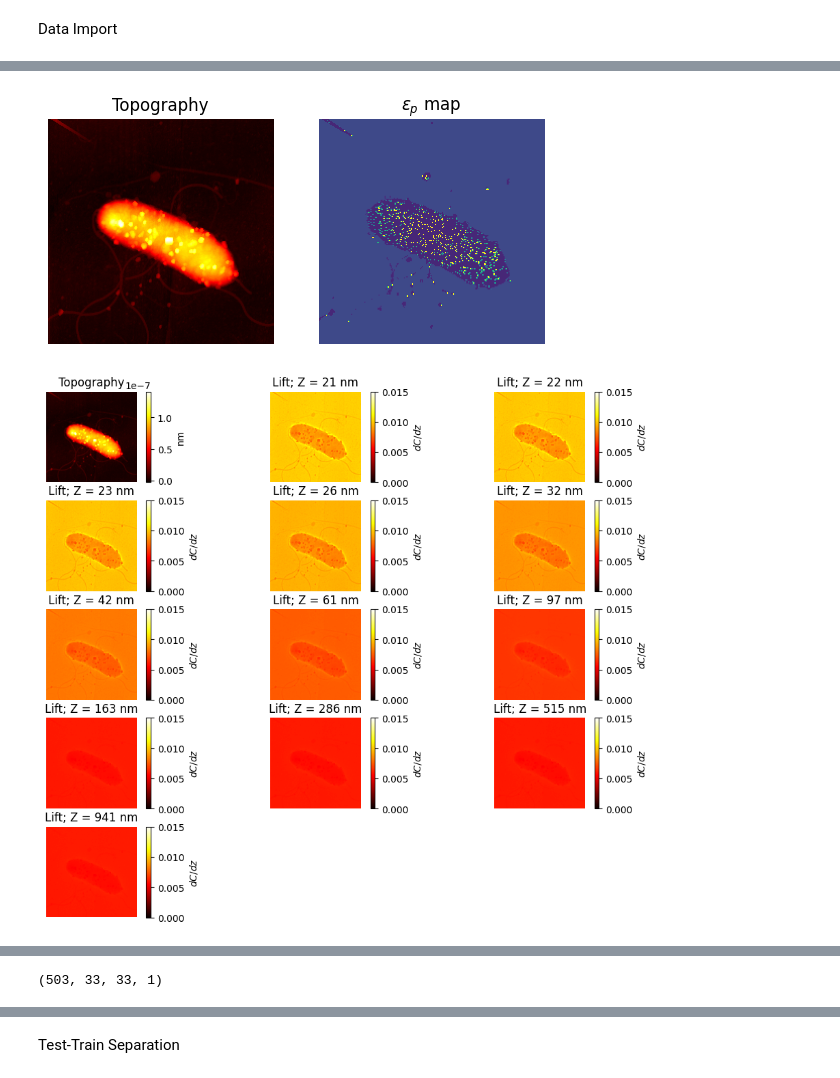
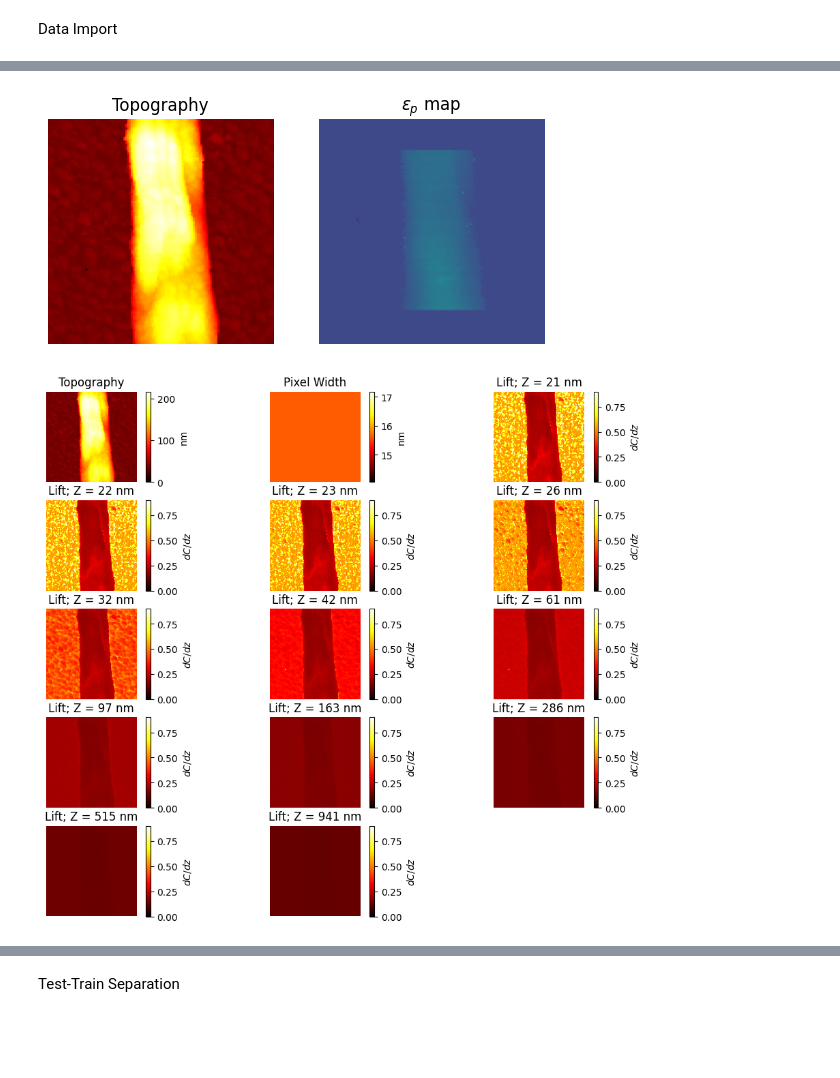
Before and after one commit to mcanoibec/fast_smart_scanning, a Jupyter notebook: work_directory/other_examples/NN_con masks_new_format_batch_train.ipynb, the cells around one changed output, grey strips where cells are left out. Saved outputs shown, nothing was run; the diff lists cells and outputs as text; code cells hidden in the pictures; blank space fills up the shorter version.

```diff
--- a/work_directory/other_examples/NN_con masks_new_format_batch_train.ipynb
+++ b/work_directory/other_examples/NN_con masks_new_format_batch_train.ipynb
@@ -39,13 +39,13 @@ del black, newcolors, viridis
 
 #Data import
 name='efm9' #Filename with which to save exports
-topography_file=rf'c:\Users\mcano\Code\rawdata\img_data\Bacterias_Ruben\Out_Get_10_EpOnpx_2024-5-16-12-17\FlattenTopo_.txt'
-ref_file=rf"c:\Users\mcano\Code\rawdata\img_data\Bacterias_Ruben\Out_Get_10_EpOnpx_2024-5-16-12-17\Map_Ep.txt"
+topography_file=rf'c:\Users\mcano\Code\rawdata\img_data\EFM7\EFM7 Topography Flattened_Mirror.txt'
+ref_file=rf"c:\Users\mcano\Code\rawdata\img_data\EFM7\ep_TopoRecostruction.txt"
 sim_tables_folder=rf'C:\Users\mcano\Code\rawdata\img_data\Bacterias_Ruben\Out_Get_10_EpOnpx_2024-5-16-12-17\tablas'
-lift_imgs_folder=rf'C:\Users\mcano\Code\rawdata\img_data\Bacterias_Ruben\Out_Get_10_EpOnpx_2024-5-16-12-17\lifts'
+lift_imgs_folder=rf'c:\Users\mcano\Code\rawdata\preprocessed curves\efm7_curves_calibrated.npy'
 raw_curves_folder=0
 calibrate_curves=1
-ref_flip=0
+ref_flip=1
 topo_flip=1
 
 
@@ -61,7 +61,7 @@ input_imgs_view=1
 
 #Neural Network Setup
 pctg=90 #Percentage of train data
-cutout_size=33 #Size of the topography cutouts for the convolution operation
+cutout_size=9 #Size of the topography cutouts for the convolution operation
 kernel_dim=3 #Kernel dimension for the convolution operation
 iterations=300
 batch_sz=200 #Batch size for training
@@ -73,10 +73,13 @@ batch_sz=200 #Batch size for training
     #EFM7: binary_threshold=0.095, object_size=4, hole_size=15, m_thresh=0.44
     #EFVM: binary_threshold=0.05, object_size=2, hole_size=2, m_thresh=0.785
     #newbact: binary_threshold=0.067, object_size=3, hole_size=30, m_thresh=0.30
-binary_threshold=0.067
-object_size=3
-hole_size=30
-m_ep_thresh=0.30
+binary_threshold=0.095
+object_size=4
+hole_size=15
+m_ep_thresh=0.44
+
+
+index_select=150
 # %% [markdown]
 Data Import
 # %%
@@ -319,47 +367,48 @@ a.convolution()
 # %%
 name='efm9' #Filename with which to save exports
-topography_file=rf'C:\Users\mcano\Code\rawdata\img_data\Bacterias_Ruben\Out_Get_10_EpOnpx_2024-10-10-18-32\FlattenTopo_.txt'
-ref_file=rf"C:\Users\mcano\Code\rawdata\img_data\Bacterias_Ruben\Out_Get_10_EpOnpx_2024-10-10-18-32\Map_Ep.txt"
-sim_tables_folder=rf'C:\Users\mcano\Code\rawdata\img_data\Bacterias_Ruben\Out_Get_10_EpOnpx_2024-10-10-18-32\tablas'
-lift_imgs_folder=rf'C:\Users\mcano\Code\rawdata\img_data\Bacterias_Ruben\Out_Get_10_EpOnpx_2024-10-10-18-32\lifts'
+topography_file=rf'c:\Users\mcano\Code\rawdata\img_data\EFM8\Topography Flattened EFM8.txt'
+ref_file=rf"c:\Users\mcano\Code\rawdata\img_data\EFM8\Map_Nanofilament.txt"
+sim_tables_folder=rf'C:\Users\mcano\Code\rawdata\img_data\Bacterias_Ruben\Out_Get_10_EpOnpx_2024-5-16-12-17\tablas'
+lift_imgs_folder=rf'c:\Users\mcano\Code\rawdata\preprocessed curves\efm8_curves_calibrated.npy'
 raw_curves_folder=0
 calibrate_curves=1
-ref_flip=0
-topo_flip=1
-
+ref_flip=1
+topo_flip=0
 
 #Curve pre-processing
 curves_max_limit=1000 #Maximum height [nm] to which the approximation curves will be projected
 curve_nsamples=12 #Number of samples to take from approximation curves
 curve_height_setpoint=20 #First curve height [nm] to take in consideration for sampling
 
 
 #Optional graphics to show in notebook (1 to show images, 0 to hide)
 input_imgs_view=1
 
 
 #Neural Network Setup
 pctg=90 #Percentage of train data
-cutout_size=33 #Size of the topography cutouts for the convolution operation
+cutout_size=9 #Size of the topography cutouts for the convolution operation
 kernel_dim=3 #Kernel dimension for the convolution operation
 iterations=300
 batch_sz=200 #Batch size for training
 
 #Mask configuration. The following images should be processed using the values established.
 
     #EFM9: binary_threshold=0.04, object_size=3, hole_size=30, m_thresh=0.30
     #EFM8: binary_threshold=0.41, object_size=3, hole_size=30, m_thresh=0.77
     #EFM7: binary_threshold=0.095, object_size=4, hole_size=15, m_thresh=0.44
     #EFVM: binary_threshold=0.05, object_size=2, hole_size=2, m_thresh=0.785
     #newbact: binary_threshold=0.067, object_size=3, hole_size=30, m_thresh=0.30
-binary_threshold=0.067
+binary_threshold=0.41
 object_size=3
 hole_size=30
-m_ep_thresh=0.30
+m_ep_thresh=0.77
 
 b=input_for_nn()
 b.preproc()
 b.convolution()
+
+index_select=''
 # %% [output]
-[figure, old version]
+[figure, new version]
-[figure, old version]
+[figure, new version]
@@ -367,4 +415,0 @@ b.convolution()
-# %%
-np.shape(a.Cv_cell_mat)
-# %% [output]
-(503, 33, 33, 1)
```
Also changed, not shown: parts of 13 cells of this notebook.
